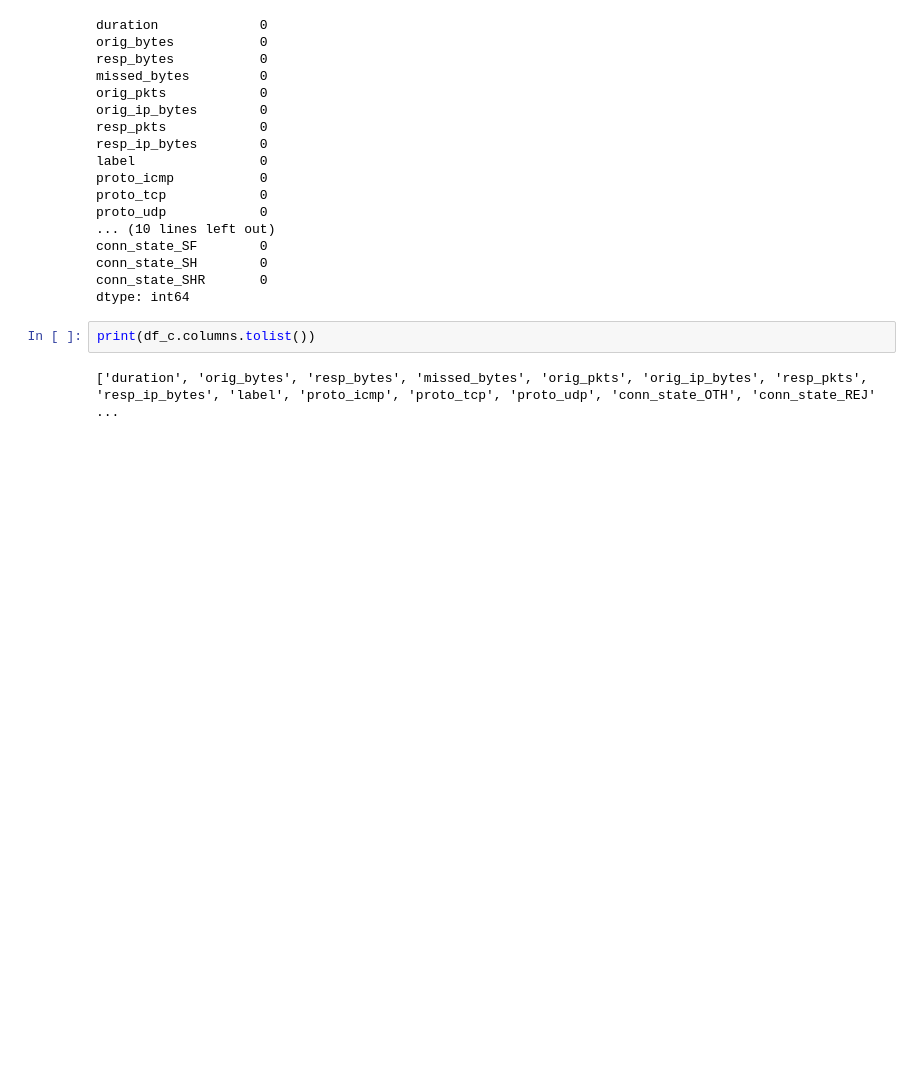
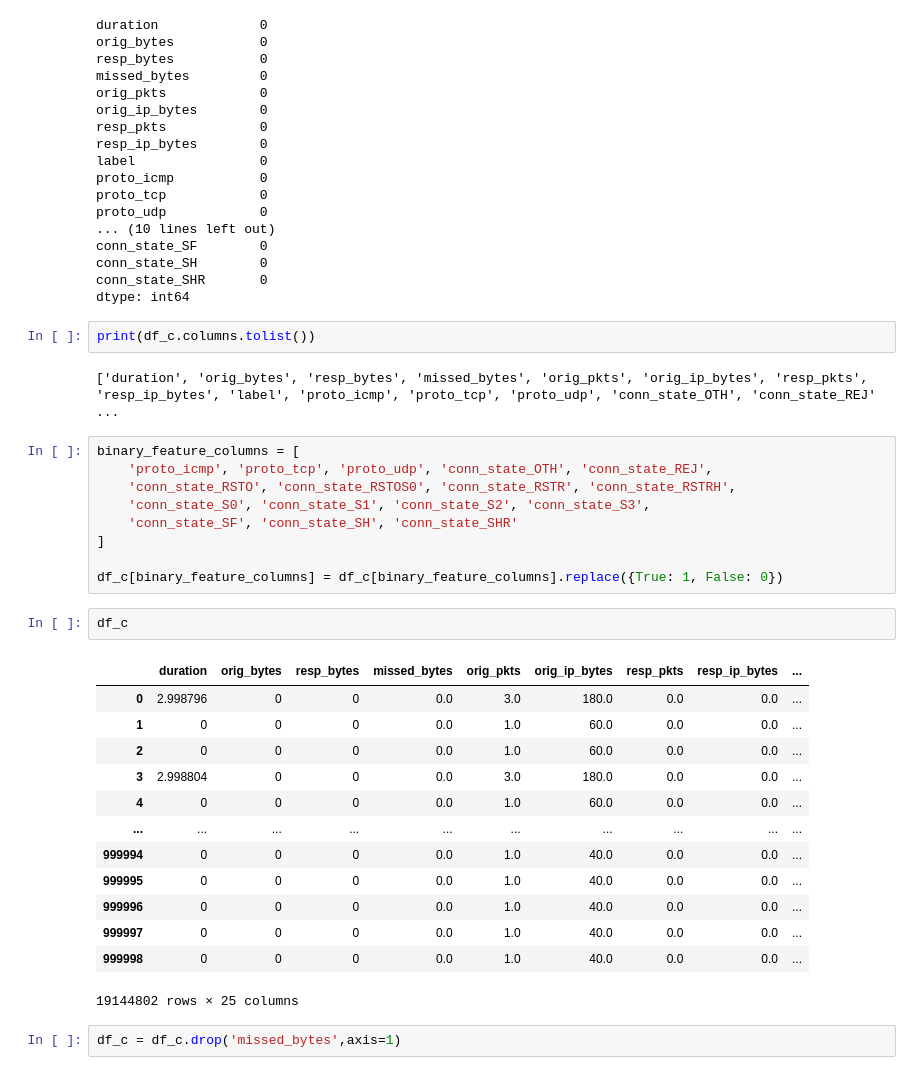
Before and after one commit to udaykiranrachamsetty/Scalable-Attack-Detection-IoT, a Jupyter notebook: datapreprocessing/IoT23_PreProcessing.ipynb, the cells around one changed output. Cells and saved outputs as stored; diff of their text form; blank space fills up the shorter version.

```diff
--- a/datapreprocessing/IoT23_PreProcessing.ipynb
+++ b/datapreprocessing/IoT23_PreProcessing.ipynb
@@ -656,3 +695,30 @@ dtype: int64
 print(df_c.columns.tolist())
 # %% [output]
 ['duration', 'orig_bytes', 'resp_bytes', 'missed_bytes', 'orig_pkts', 'orig_ip_bytes', 'resp_pkts', 'resp_ip_bytes', 'label', 'proto_icmp', 'proto_tcp', 'proto_udp', 'conn_state_OTH', 'conn_state_REJ' ...
+# %%
+binary_feature_columns = [
+    'proto_icmp', 'proto_tcp', 'proto_udp', 'conn_state_OTH', 'conn_state_REJ',
+    'conn_state_RSTO', 'conn_state_RSTOS0', 'conn_state_RSTR', 'conn_state_RSTRH',
+    'conn_state_S0', 'conn_state_S1', 'conn_state_S2', 'conn_state_S3',
+    'conn_state_SF', 'conn_state_SH', 'conn_state_SHR'
+]
+
+df_c[binary_feature_columns] = df_c[binary_feature_columns].replace({True: 1, False: 0})
+# %%
+df_c
+# %% [output]
+|  | duration | orig_bytes | resp_bytes | missed_bytes | orig_pkts | orig_ip_bytes | resp_pkts | resp_ip_bytes | ... |
+| 0 | 2.998796 | 0 | 0 | 0.0 | 3.0 | 180.0 | 0.0 | 0.0 | ... |
+| 1 | 0 | 0 | 0 | 0.0 | 1.0 | 60.0 | 0.0 | 0.0 | ... |
+| 2 | 0 | 0 | 0 | 0.0 | 1.0 | 60.0 | 0.0 | 0.0 | ... |
+| 3 | 2.998804 | 0 | 0 | 0.0 | 3.0 | 180.0 | 0.0 | 0.0 | ... |
+| 4 | 0 | 0 | 0 | 0.0 | 1.0 | 60.0 | 0.0 | 0.0 | ... |
+| ... | ... | ... | ... | ... | ... | ... | ... | ... | ... |
+| 999994 | 0 | 0 | 0 | 0.0 | 1.0 | 40.0 | 0.0 | 0.0 | ... |
+| 999995 | 0 | 0 | 0 | 0.0 | 1.0 | 40.0 | 0.0 | 0.0 | ... |
+| 999996 | 0 | 0 | 0 | 0.0 | 1.0 | 40.0 | 0.0 | 0.0 | ... |
+| 999997 | 0 | 0 | 0 | 0.0 | 1.0 | 40.0 | 0.0 | 0.0 | ... |
+| 999998 | 0 | 0 | 0 | 0.0 | 1.0 | 40.0 | 0.0 | 0.0 | ... |
+19144802 rows × 25 columns
+# %%
+df_c = df_c.drop('missed_bytes',axis=1)
```
Also changed, not shown: parts of 18 cells of this notebook, 7 other files.
